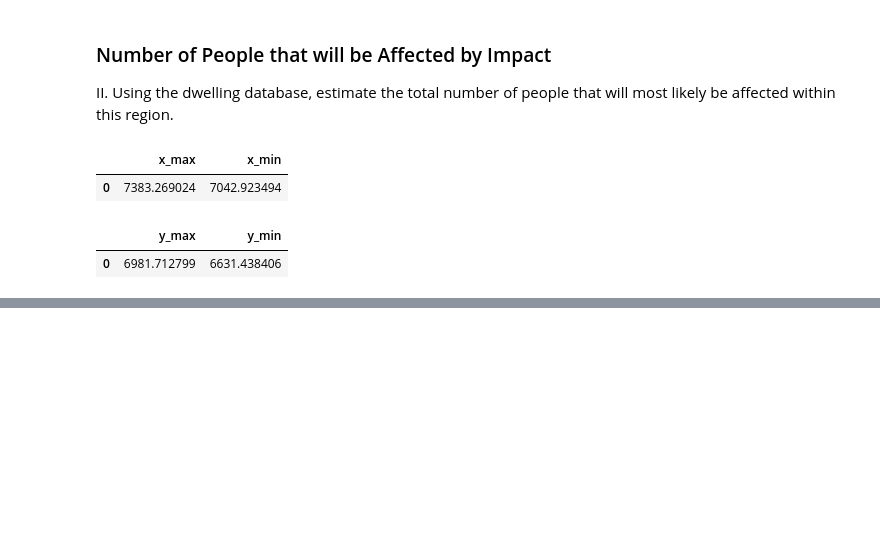
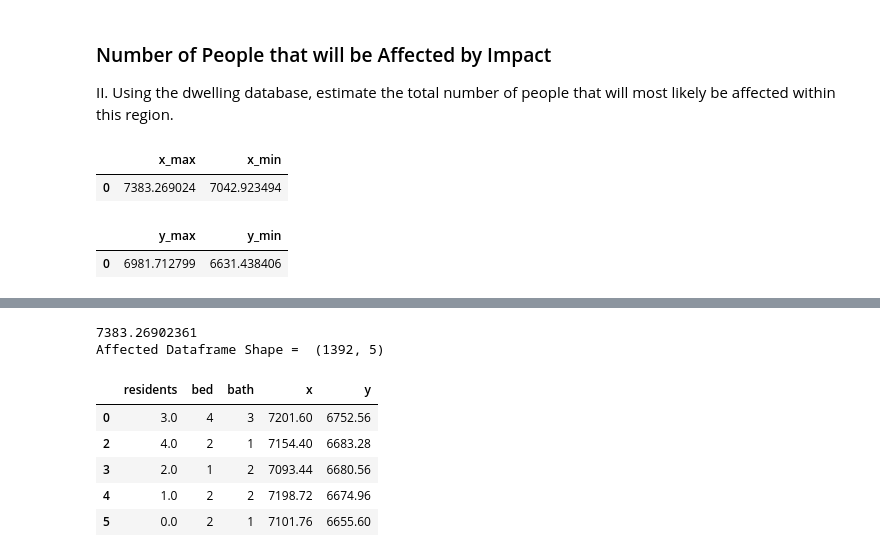
Before and after one commit to rickfarmer/harvard-cs-109a-data-science, a Jupyter notebook: Farmer_Rick_CS109A_Midterm.ipynb, the cells around one changed output, grey strips where cells are left out. Cells and saved outputs as stored; diff of their text form; code cells hidden in the pictures; blank space fills up the shorter version.

```diff
--- a/Farmer_Rick_CS109A_Midterm.ipynb
+++ b/Farmer_Rick_CS109A_Midterm.ipynb
@@ -615,0 +627,27 @@ plt.show()
+# %%
+# Estimate the total number of people that will most likely be affected within this region.
+
+# Set our 90% confidence interval boundries
+x_top = float(impact_x_conint_df.x_min)
+y_top = float(impact_y_conint_df.y_max)
+x_bottom = float(impact_x_conint_df.x_max)
+y_bottom = float(impact_y_conint_df.y_min)
+
+
+# Create a new 'affected' dataframe that ONLY contains locations within the 90% confidence interval
+affected_df = pop_df[((pop_df.x <= x_bottom) & (pop_df.x >= x_top))
+                     & ((pop_df.y <= y_top) & (pop_df.y >= y_bottom))]
+
+
+# Sanity check that the 'affected' dataframe is a subset of the entire population dataframe
+print "Affected Dataframe Shape = ", affected_df.shape
+affected_df.head()
+# %% [output]
+7383.26902361
+Affected Dataframe Shape =  (1392, 5)
+|  | residents | bed | bath | x | y |
+| 0 | 3.0 | 4 | 3 | 7201.60 | 6752.56 |
+| 2 | 4.0 | 2 | 1 | 7154.40 | 6683.28 |
+| 3 | 2.0 | 1 | 2 | 7093.44 | 6680.56 |
+| 4 | 1.0 | 2 | 2 | 7198.72 | 6674.96 |
+| 5 | 0.0 | 2 | 1 | 7101.76 | 6655.60 |
```
Also changed, not shown: parts of 2 cells of this notebook.
